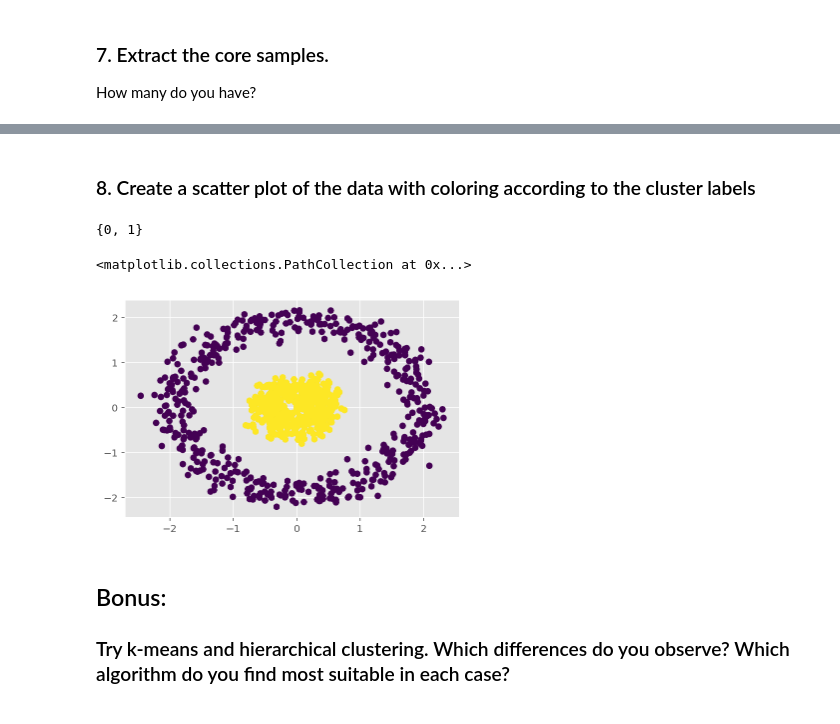
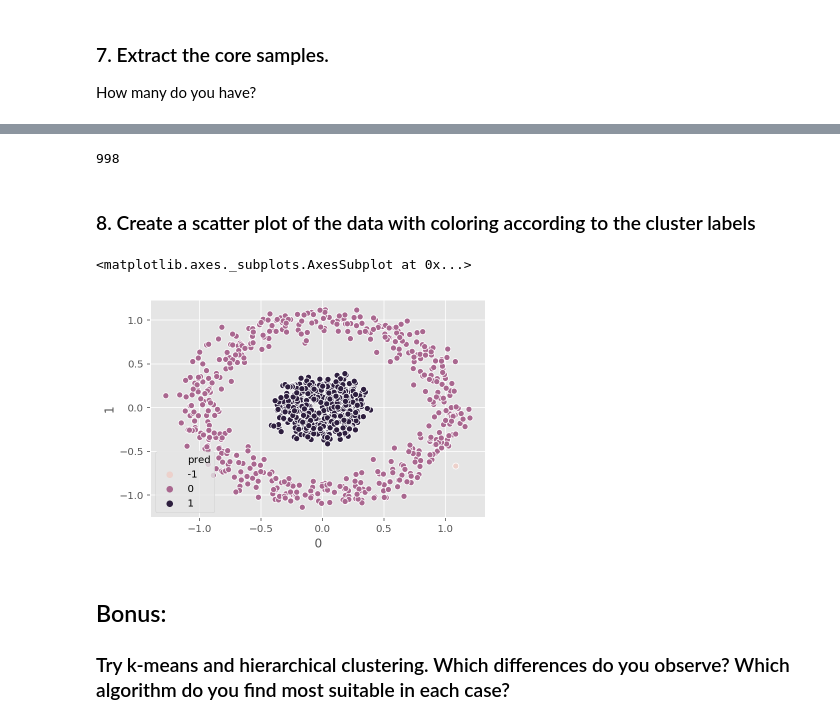
Before and after one commit to AbdullahMu/dbscan-clustring, a Jupyter notebook: DBSCAN-lab/dbscan-circles-startercode.ipynb, the cells around one changed output, grey strips where cells are left out. Saved outputs shown, nothing was run; the diff lists cells and outputs as text; code cells hidden in the pictures.

```diff
--- a/DBSCAN-lab/dbscan-circles-startercode.ipynb
+++ b/DBSCAN-lab/dbscan-circles-startercode.ipynb
@@ -168,6 +192,7 @@ array([  0,   1,   2,   3,   4,   5,   6,   7,   8,   9,  10,  11,  12,
+# %%
+# number of core indicies
+len(core)
+# %% [output]
+998
 # %% [markdown]
 ### 8. Create a scatter plot of the data with coloring according to the cluster labels
-# %%
-set(pred)
-# %% [output]
-{0, 1}
@@ -177,5 +199,5 @@ X.columns=['x','y']
-# %%
-plt.scatter('x', 'y',data=X_df, c=model.labels_)
-# %% [output]
-<matplotlib.collections.PathCollection at 0x...>
-[figure, removed]
+# %%
+sns.scatterplot(x=0 , y= 1, hue='pred', data= circles)
+# %% [output]
+<matplotlib.axes._subplots.AxesSubplot at 0x...>
+[figure, added]
```
Also changed, not shown: parts of 36 cells of this notebook, 2 other files.
